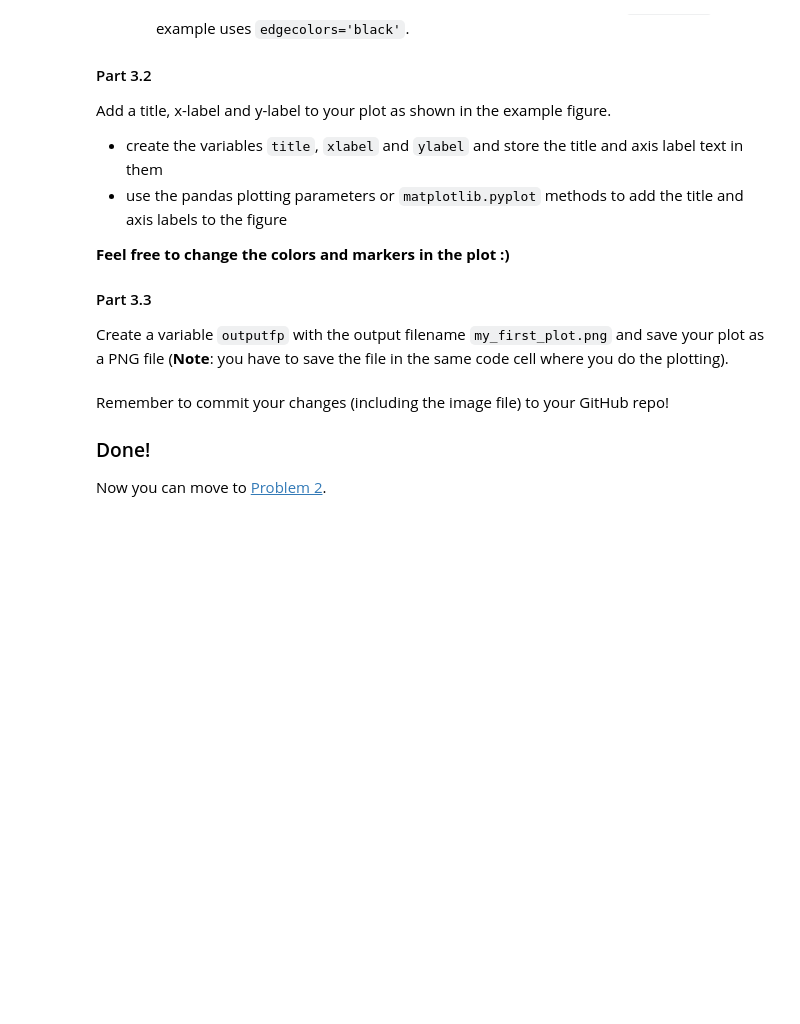
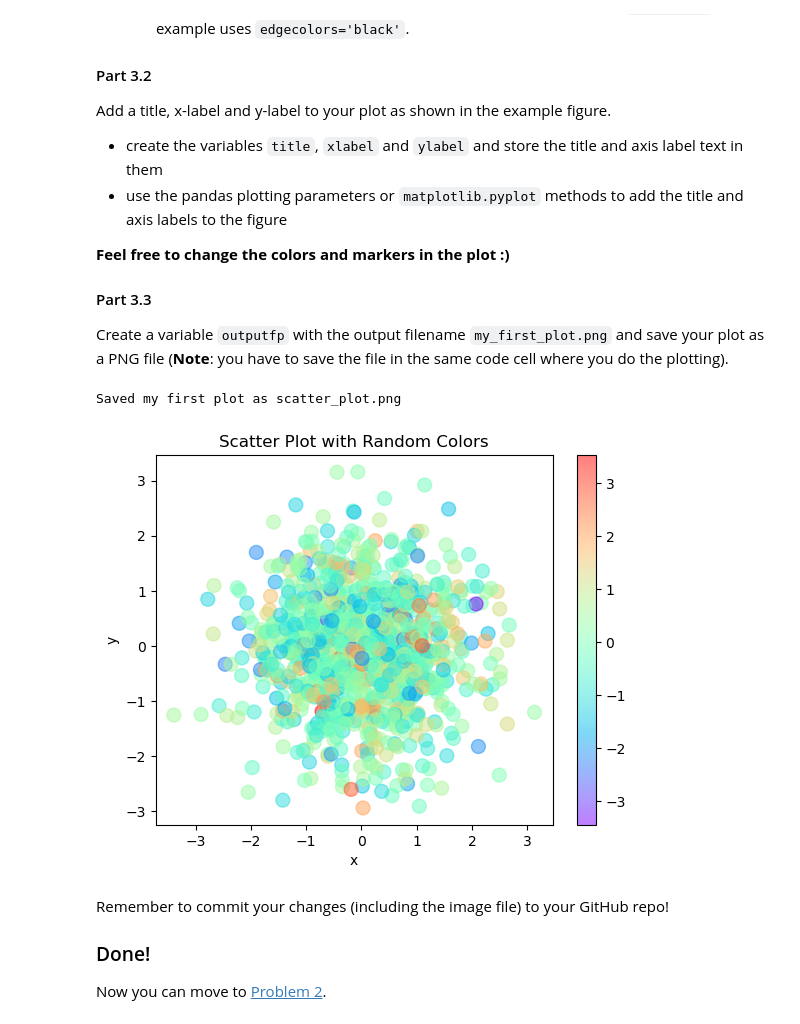
Before and after one commit to rafimt/exercise-7-rafimt, a Jupyter notebook: Exercise-7-problem-1.ipynb, the cells around one changed output. Drawn from its saved outputs; the diff is of its cells as text; code cells hidden in the pictures; blank space fills up the shorter version.

```diff
--- a/Exercise-7-problem-1.ipynb
+++ b/Exercise-7-problem-1.ipynb
@@ -42,8 +42,10 @@ Create a new DataFrame called `data` and add 1000 random numbers (of type `float
 import numpy as np
 import pandas as pd
 
-# YOUR CODE HERE
-raise NotImplementedError()
+data = pd.DataFrame({
+    'x': np.random.randn(1000),
+    'y': np.random.randn(1000)
+})
 # %%
 # Check your random values
 print(data.head())
@@ -58,7 +67,7 @@ Create a variable `colors` in which you should store 1000 random values for the
 The variable `colors` should be an array of random numbers, not a DataFrame column.
 # %%
 # YOUR CODE HERE
-raise NotImplementedError()
+colors = np.random.randn(1000)
 # %%
 # This test print should print out 10 first numbers in the variable colors
 print(colors[0:10])
@@ -97,20 +109,31 @@ Create a variable `outputfp` with the output filename `my_first_plot.png` and sa
 # %%
 # Plot the scatter plot
 # YOUR CODE HERE
-raise NotImplementedError()
+import matplotlib.pyplot as plt
+
+# Create a scatter plot using x, y from the DataFrame and the colors array for color coding
+plt.scatter(data['x'], data['y'], s=100,c=colors, cmap='rainbow', alpha=0.5)
+plt.colorbar()  # To show the color scale
+plt.title('Scatter Plot with Random Colors')
+plt.xlabel('x')
+plt.ylabel('y')
+# plt.show()
 
 # Add labels and title (if not done above when creating the plot)
 # YOUR CODE HERE
-raise NotImplementedError()
+
 
 # Save the plot as a png file:
-outputfp = None
+plt.savefig("scatter_plot.png")
+outputfp = "scatter_plot.png"
+# YOUR CODE HERE
 
-# YOUR CODE HERE
-raise NotImplementedError()
 
 # This test print statement should print the output filename of your figure
 print(f"Saved my first plot as {outputfp}")
+# %% [output]
+Saved my first plot as scatter_plot.png
+[figure, added]
 # %%
 # Check that the file exists (you can also open the file to check that everything looks ok!)
 import os
```
Also changed, not shown: parts of 2 cells of this notebook, 3 other files.
